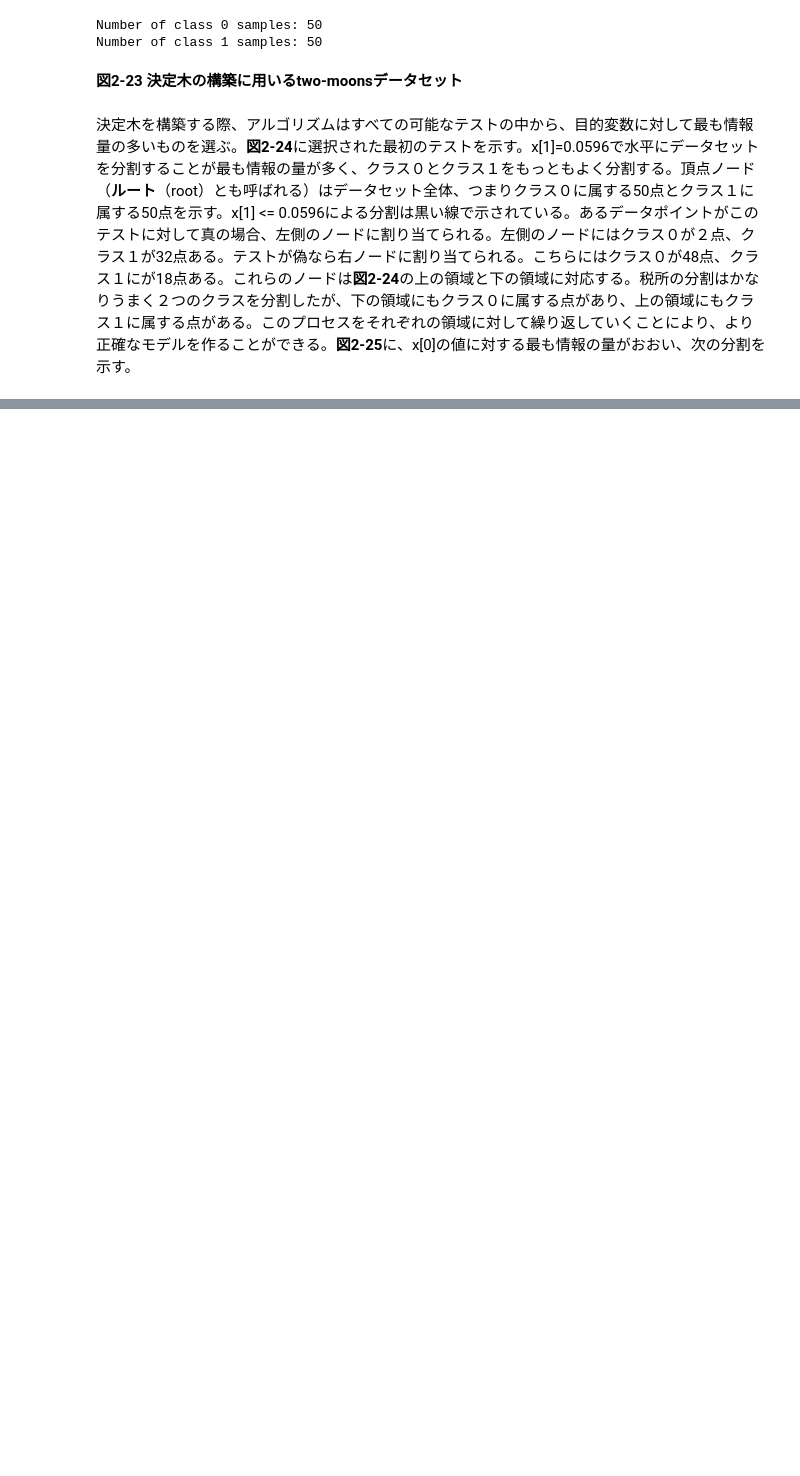
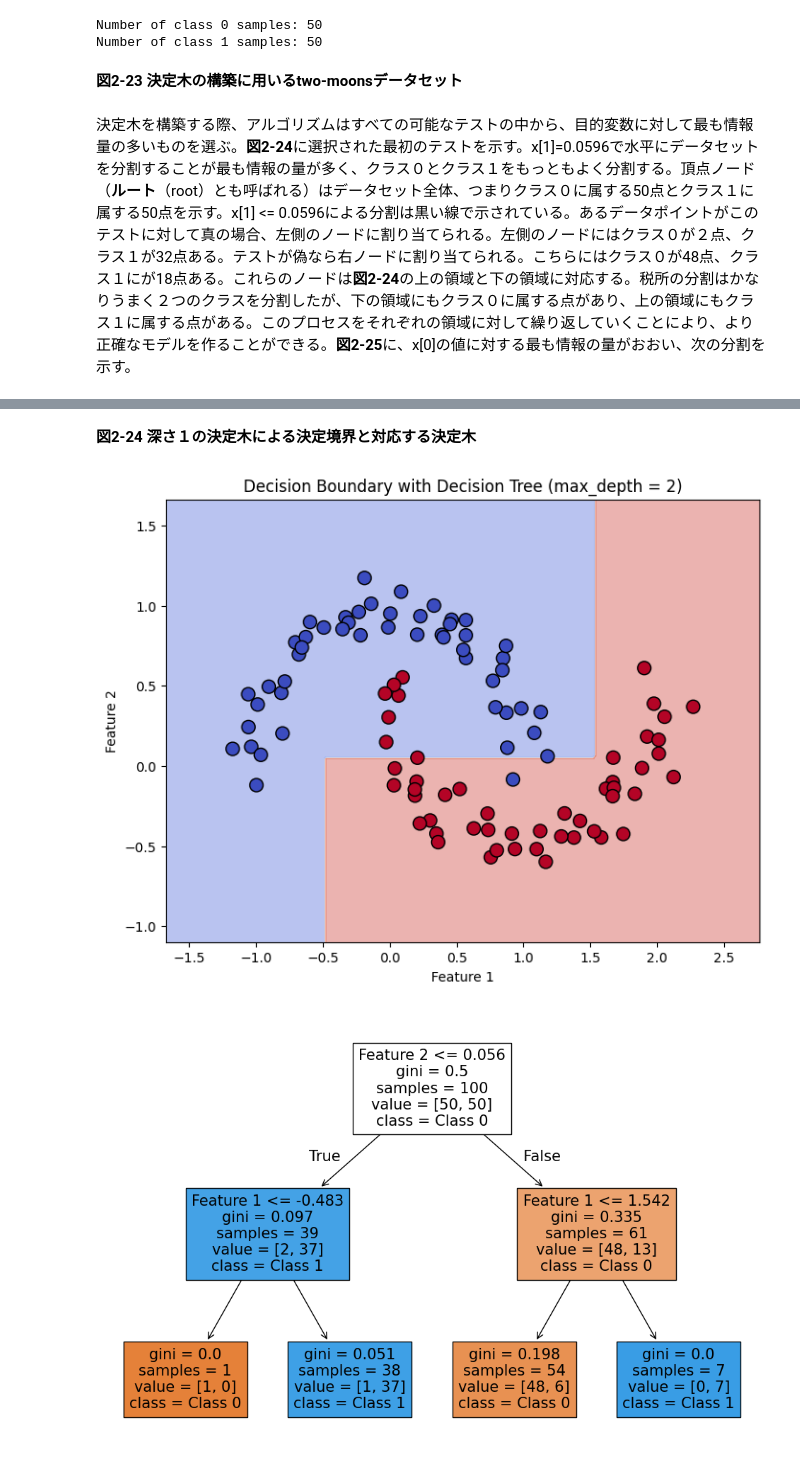
Before and after one commit to SeijiFukuhara/Introduction_to_Machine_Learning_with_Python_O-REILLY, a Jupyter notebook: notebooks/2_3_5__1_決定木.ipynb, the cells around one changed output, grey strips where cells are left out. Saved outputs shown, nothing was run; the diff lists cells and outputs as text; code cells hidden in the pictures; blank space fills up the shorter version.

```diff
--- a/notebooks/2_3_5__1_決定木.ipynb
+++ b/notebooks/2_3_5__1_決定木.ipynb
@@ -183,0 +106,7 @@ plt.show()
+# %% [markdown]
+**図2-24 深さ１の決定木による決定境界と対応する決定木**
+# %%
+decision_tree(max_depth =2) # 深さ２の決定木描画
+# %% [output]
+[figure, added]
+[figure, added]
```
Also changed, not shown: parts of 11 cells of this notebook, 1 other file.
